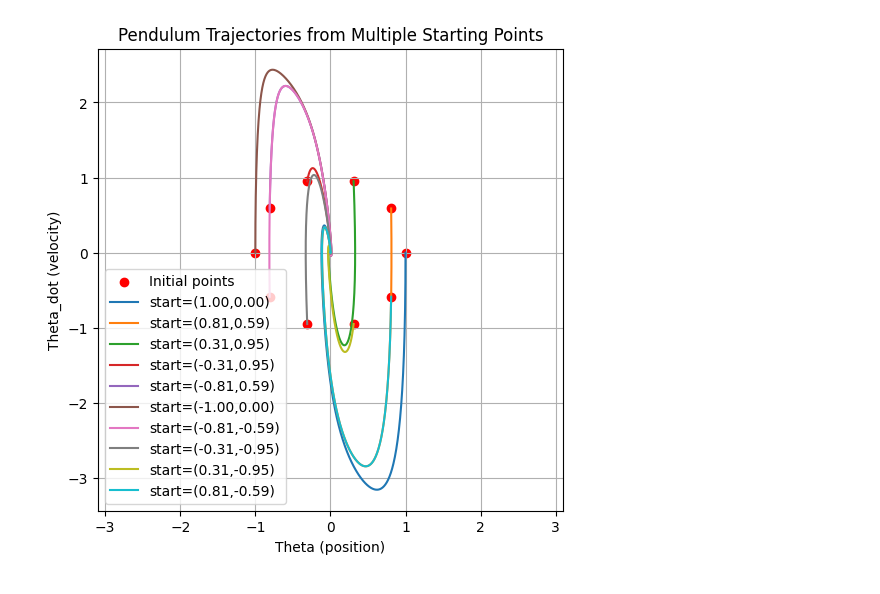
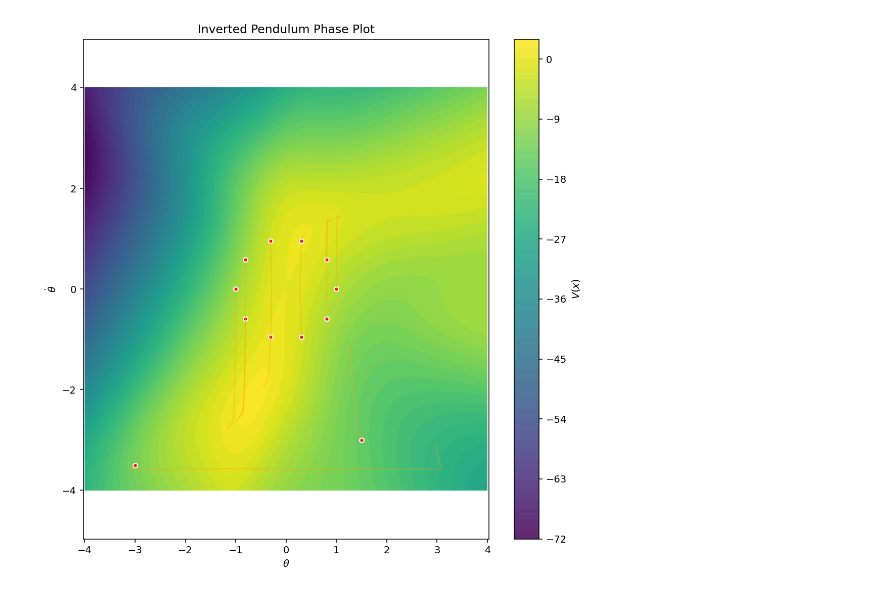
Before and after one commit to suraj1102/Optimal-Control-Problem, a Jupyter notebook: plots.ipynb, the cells around one changed output. Saved outputs shown, nothing was run; the diff lists cells and outputs as text; code cells hidden in the pictures.

Commit message:
Create Countour Plot for Inverted Pendulum

```diff
--- a/plots.ipynb
+++ b/plots.ipynb
@@ -5,8 +6,8 @@ from hparams import hparams
 import numpy as np
 # %%
 device = torch.device("cuda" if torch.cuda.is_available() else "mps" if torch.backends.mps.is_available() else "cpu")
-model = ValueFunctionModel(in_dim=2, out_dim=1, hparams=hparams).to(device)
-model.load_state_dict(torch.load("models\inverted-pendulum_xtfc-unfreeze_[50]_SiLU.pt", map_location=device))
+model = ValueFunctionModel(in_dim=2, out_dim=1, hparams={**hparams, 'hidden_units': [50, 20]}).to(device)
+model.load_state_dict(torch.load("models/inverted-pendulum_xtfc_[50, 20]_SiLU.pt", map_location=device))
 model.eval()
 # %% [output]
 ValueFunctionModel(
@@ -61,48 +98,99 @@ class PendulumState:
 # %%
 import matplotlib.pyplot as plt
 
 # Define multiple starting points (theta, theta_dot)
 num_points = 10
 radius = 1.0
 starting_points = [
     (radius * np.cos(2 * np.pi * i / num_points), radius * np.sin(2 * np.pi * i / num_points))
     for i in range(num_points)
-]
+ ]
 
-plt.figure(figsize=(6, 6))
+# Add more starting points
+starting_points.extend([(1.5, -3), (-3, -3.5)])
+
+
+xmin, xmax = X1.min(), X1.max()
+ymin, ymax = X2.min(), X2.max()
+
+plt.figure(figsize=(8, 8), dpi=140)
+
+# Pretty contour background
+cont = plt.contourf(
+    X1, X2, V_pred,
+    levels=60,
+    cmap='viridis',
+    alpha=0.85,
+    extent=[xmin, xmax, ymin, ymax]
+ )
+
+plt.imshow(
+    V_pred,
+    extent=[xmin, xmax, ymin, ymax],
+    origin='lower',
+    cmap='viridis',
+    alpha=0.85,
+    aspect='auto'
+ )
+
+plt.colorbar(cont, label=r"$V(x)$")
+
+# Initial condition markers
 circle_points = np.array(starting_points)
-plt.scatter(circle_points[:, 0], circle_points[:, 1], c='red', label='Initial points')
+plt.scatter(
+    circle_points[:, 0],
+    circle_points[:, 1],
+    s=20,
+    edgecolor='white',
+    linewidth=1.2,
+    color='red',
+    label='Initial Points'
+ )
 
-dt = 0.001
-steps = 10000
+dt = 0.01
+steps = 10
 
-for theta0, theta_dot0 in starting_points:
+# Pretty color cycle
+colors = plt.cm.tab10(np.linspace(0, 1, len(starting_points)))
+
+for (theta0, theta_dot0), color in zip(starting_points, colors):
     pendulum = PendulumState(model, hparams)
     pendulum.theta = theta0
     pendulum.theta_dot = theta_dot0
 
-    positions = []
-    velocities = []
+    pos, vel = [], []
 
     for _ in range(steps):
-        positions.append(pendulum.theta)
-        velocities.append(pendulum.theta_dot)
+        pos.append(pendulum.theta)
+        vel.append(pendulum.theta_dot)
         pendulum.step(dt, pendulum.control_input)
 
         if abs(pendulum.theta) + abs(pendulum.theta_dot) < 1e-3:
             break
 
-    # Convert tensors to numpy arrays for plotting
-    positions_np = [p.detach().numpy() if isinstance(p, torch.Tensor) else p for p in positions]
-    velocities_np = [v.detach().numpy() if isinstance(v, torch.Tensor) else v for v in velocities]
+    pos_np = [float(p) for p in pos]
+    vel_np = [float(v) for v in vel]
 
-    plt.plot(positions_np, velocities_np, label=f"start=({theta0:.2f},{theta_dot0:.2f})")
+    plt.plot(
+        pos_np, vel_np,
+        linewidth=1.0,
+        color='orange',
+        alpha=0.4,
+    )
 
-plt.xlabel("Theta (position)")
-plt.ylabel("Theta_dot (velocity)")
-plt.title("Pendulum Trajectories from Multiple Starting Points")
-plt.grid(True)
+plt.xlabel(r"$\theta$")
+plt.ylabel(r"$\dot\theta$")
+plt.title("Inverted Pendulum Phase Plot")
+
+plt.xlim(-4, 4)
+plt.ylim(-8, 8)
+
 plt.axis('equal')
+
+# Put legend outside
+# plt.legend(loc='upper left', bbox_to_anchor=(1.02, 1.0))
+
+plt.tight_layout()
 plt.show()
 # %% [output]
-[figure, old version]
+[figure, new version]
```
Also changed, not shown: parts of 4 cells of this notebook, 3 other files.
